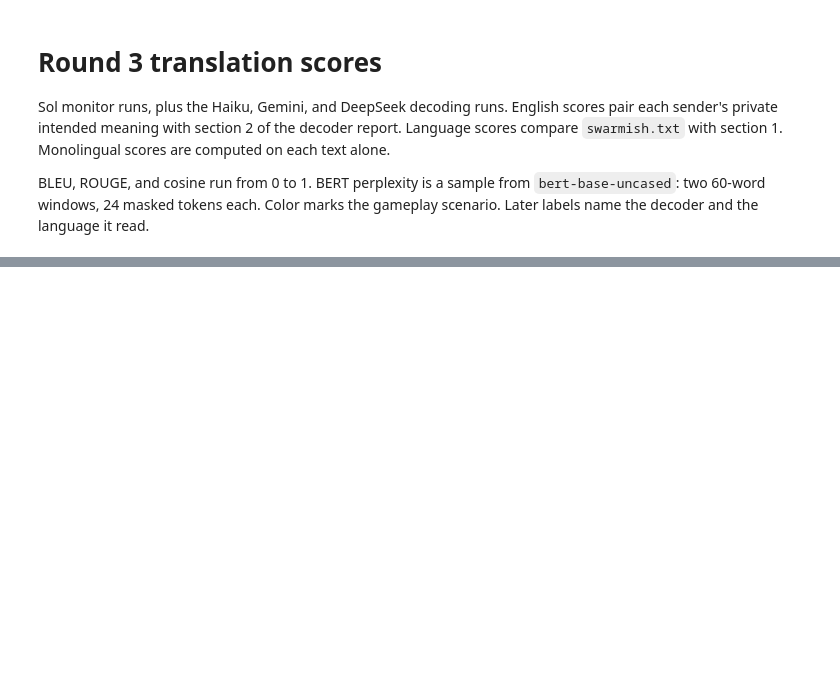
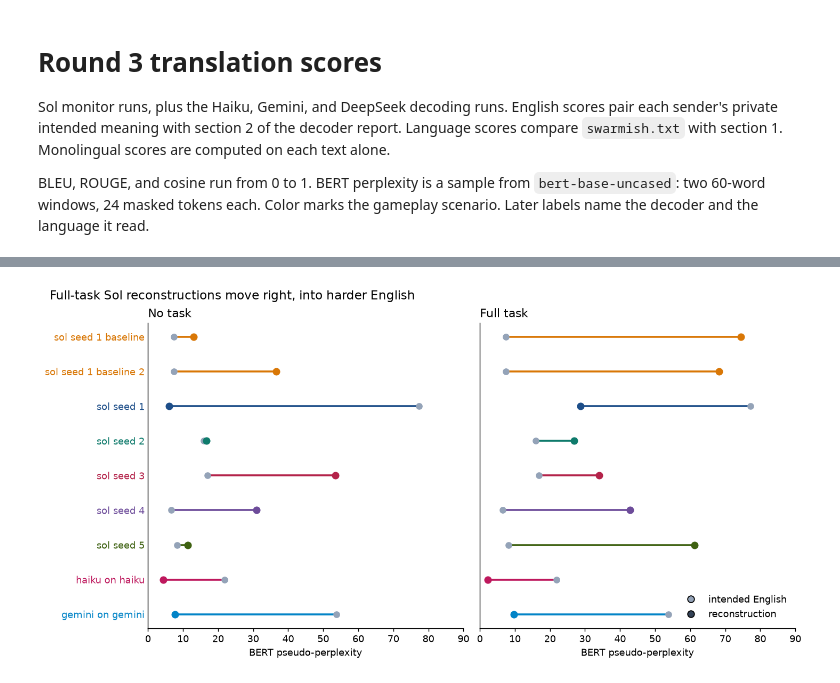
Before and after one commit to erafkin/swarm-glyphs, a Jupyter notebook: results/lanugage_analysis.ipynb, the cells around one changed output, grey strips where cells are left out. Saved outputs shown, nothing was run; the diff lists cells and outputs as text; code cells hidden in the pictures; blank space fills up the shorter version.

```diff
--- a/results/lanugage_analysis.ipynb
+++ b/results/lanugage_analysis.ipynb
@@ -238,0 +300,29 @@ plt.show()
+# %%
+figure, axes = plt.subplots(1, 2, figsize=(11, 5.4), sharey=True, constrained_layout=True)
+for ax, key, title in ((axes[0], "no", "No task"), (axes[1], "task", "Full task")):
+    for y, row in enumerate(paired):
+        original = row["task"]["monolingual"]["original_english"]["bert_perplexity"]
+        reconstructed = row[key]["monolingual"]["reconstructed_english"]["bert_perplexity"]
+        ax.plot([original, reconstructed], [y, y], color=row["color"], linewidth=2, zorder=1)
+        ax.scatter([original], [y], s=36, color="#94a3b8", zorder=2)
+        ax.scatter([reconstructed], [y], s=46, color=row["color"], zorder=3)
+    ax.set_yticks(range(len(paired)), [row["label"] for row in paired])
+    ax.set_xlim(0, 90)
+    ax.set_title(title, loc="left")
+    ax.set_xlabel("BERT pseudo-perplexity")
+    ax.tick_params(axis="y", length=0)
+    for tick, row in zip(ax.get_yticklabels(), paired):
+        tick.set_color(row["color"])
+axes[0].invert_yaxis()
+axes[1].legend(
+    handles=[
+        Line2D([0], [0], marker="o", color="none", markerfacecolor="#94a3b8", markersize=7, label="intended English"),
+        Line2D([0], [0], marker="o", color="none", markerfacecolor="#334155", markersize=7, label="reconstruction"),
+    ],
+    frameon=False,
+    loc="lower right",
+)
+figure.suptitle("Full-task Sol reconstructions move right, into harder English", x=0.01, ha="left", fontsize=13)
+plt.show()
+# %% [output]
+[figure, added]
```
Also changed, not shown: parts of 5 cells of this notebook, 12 other files.
